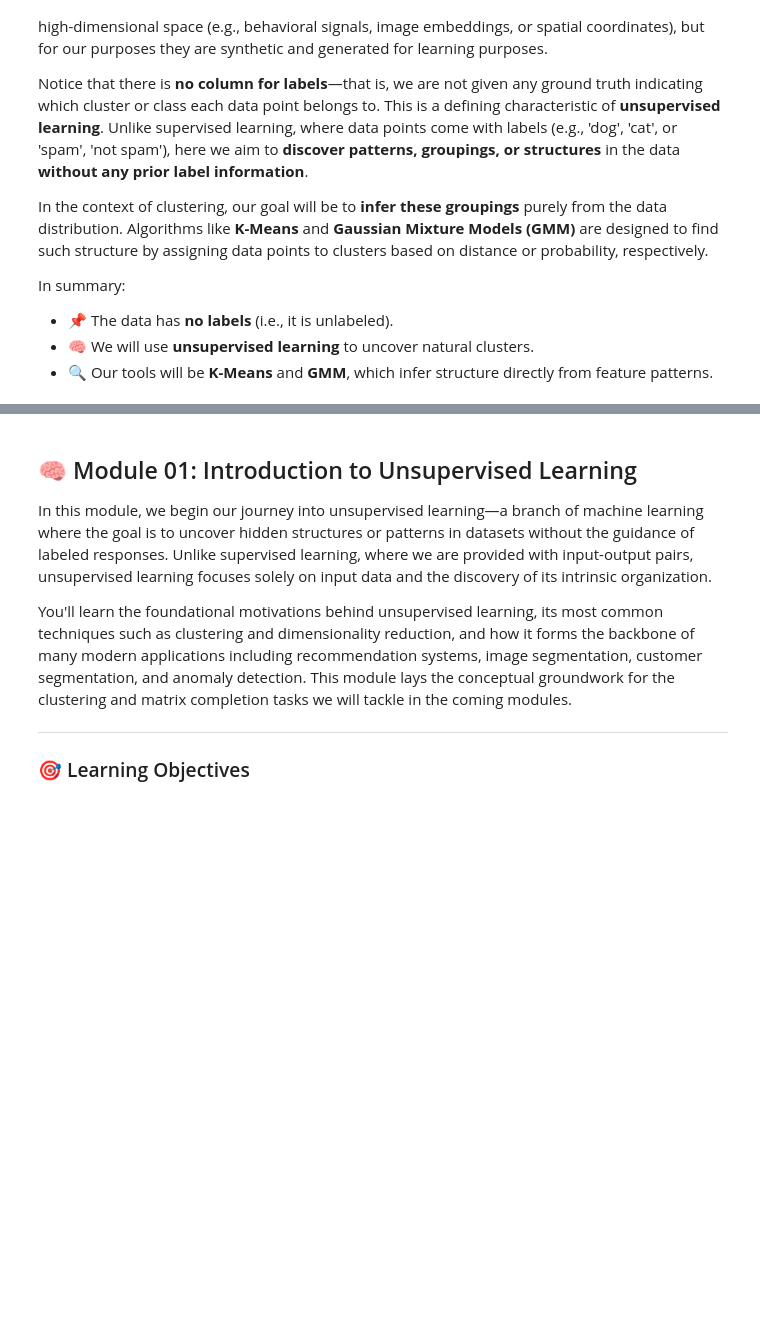
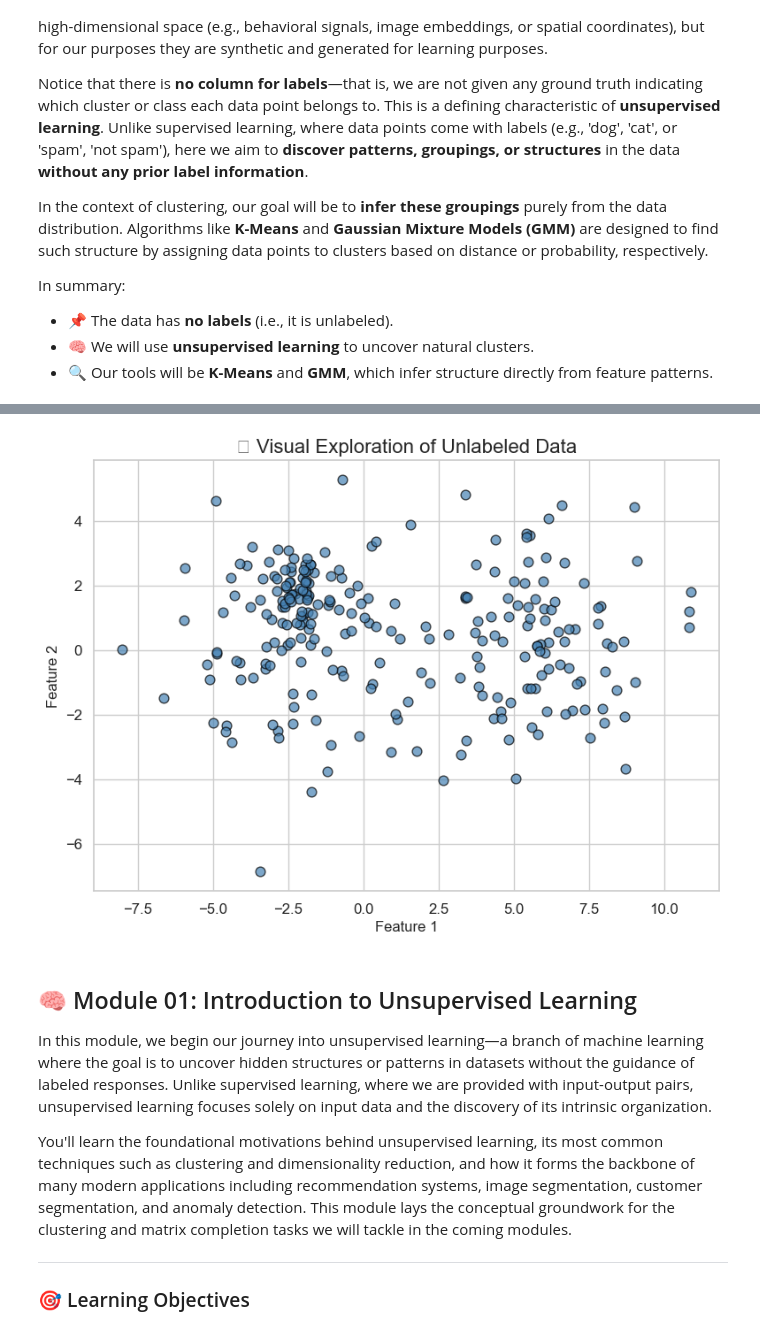
Before and after one commit to profadityasaxena/Unsupervised-Deep-Learning---Gaussian-Mixture-Models---EM-Based-Collaborative-Filtering, a Jupyter notebook: Unsupervised Deep Learning - EM-Based Collaborative Filtering.ipynb, the cells around one changed output, grey strips where cells are left out. Cells and saved outputs as stored; diff of their text form; code cells hidden in the pictures; blank space fills up the shorter version.

Commit message:
understanding the dataset

```diff
--- a/Unsupervised Deep Learning - EM-Based Collaborative Filtering.ipynb
+++ b/Unsupervised Deep Learning - EM-Based Collaborative Filtering.ipynb
@@ -92,3 +98,22 @@ In summary:
+# %%
+# 📈 Visualize the Dataset in 2D
+
+# Create a scatter plot to visualize the 2D data points
+plt.figure(figsize=(8, 6))
+plt.scatter(X[:, 0], X[:, 1],
+            color='steelblue', edgecolor='black', s=60, alpha=0.7)
+
+# Add titles and axis labels for clarity
+plt.title("🌀 Visual Exploration of Unlabeled Data", fontsize=16)
+plt.xlabel("Feature 1", fontsize=12)
+plt.ylabel("Feature 2", fontsize=12)
+
+# Grid and layout
+plt.grid(True)
+plt.tight_layout()
+plt.show()
+# %% [output]
+[figure, added]
 # %% [markdown]
 ## 🧠 Module 01: Introduction to Unsupervised Learning
 
```
Also changed, not shown: parts of 1 cell of this notebook.
